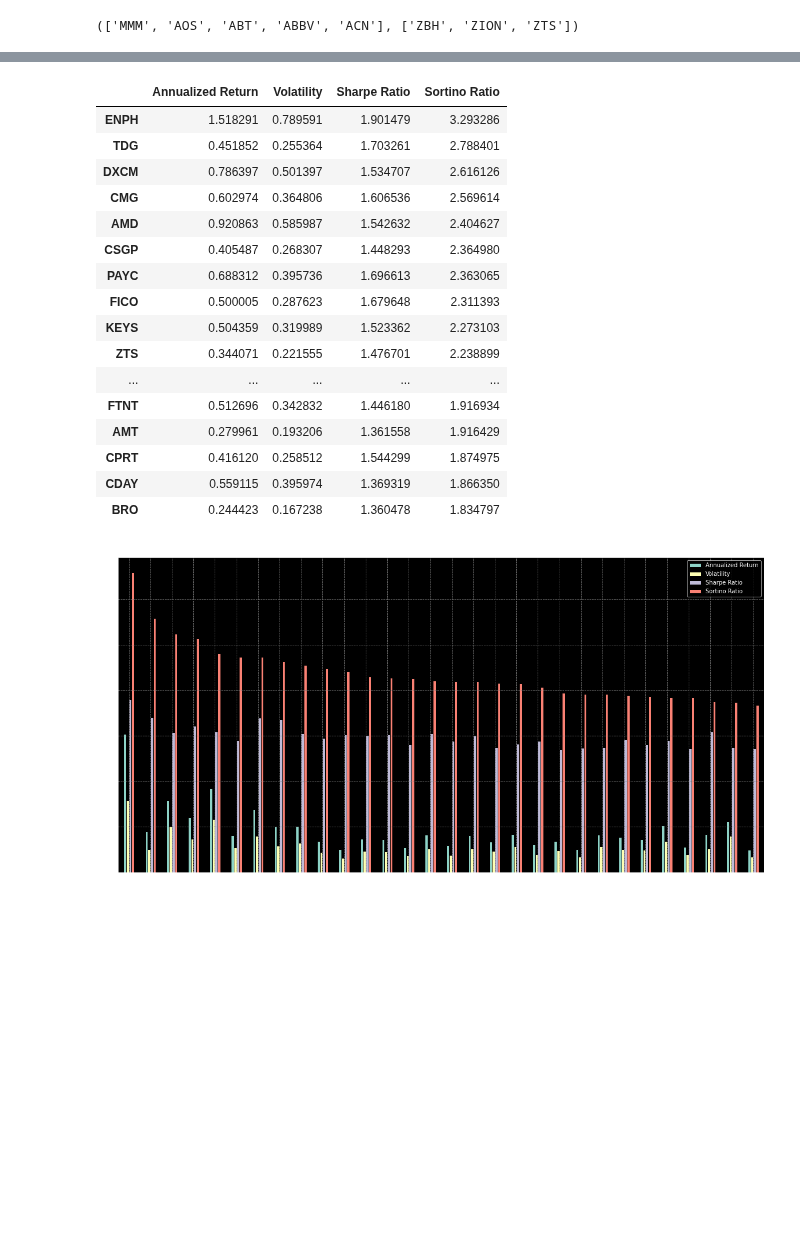
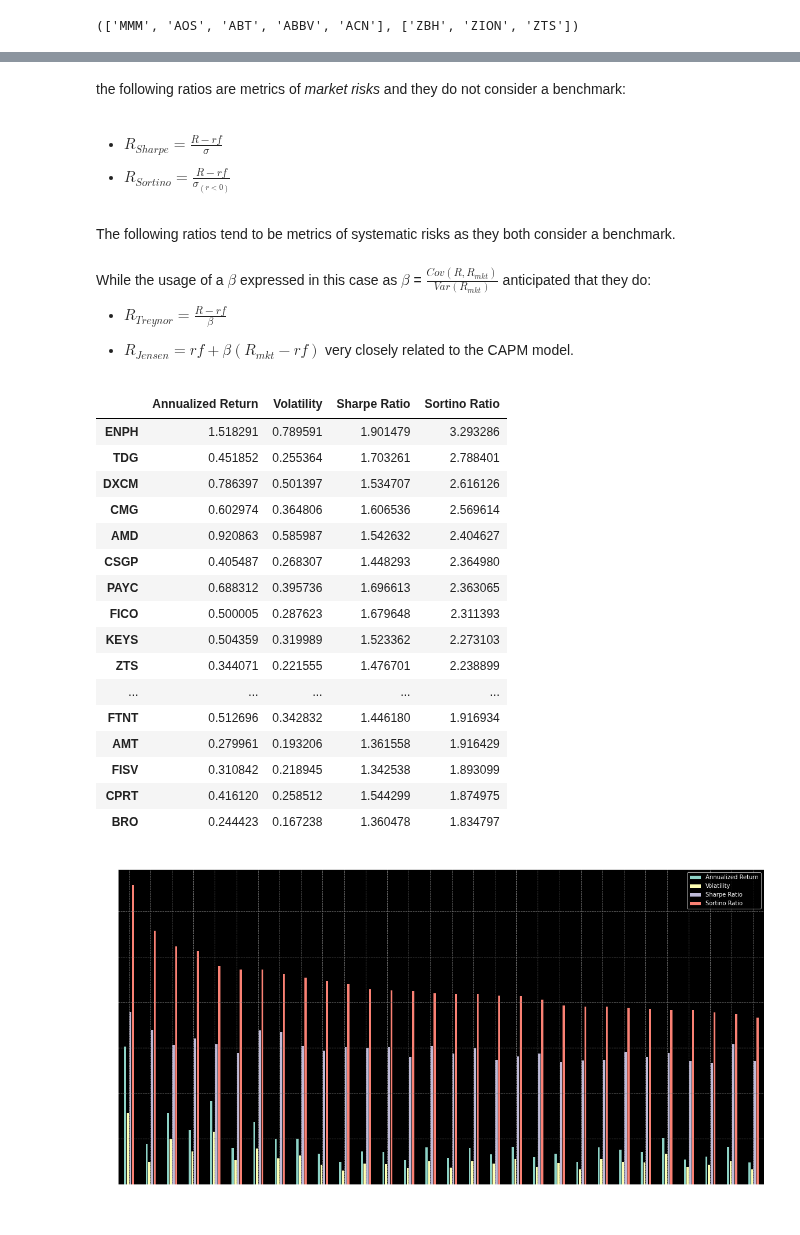
Before and after one commit to EMarquez7/Examen-de-Simulaci-n-2, a Jupyter notebook: Optimization.ipynb, the cells around one changed output, grey strips where cells are left out. Drawn from its saved outputs; the diff is of its cells as text; code cells hidden in the pictures; blank space fills up the shorter version.

```diff
--- a/Optimization.ipynb
+++ b/Optimization.ipynb
@@ -83,24 +141,69 @@ $R_{Sharpe} = \frac{Returns - {rf}}{\sigma}$ ,&nbsp;&nbsp; $R_{Sortino} = \frac{
+# %% [markdown]
+the following ratios are metrics of *market risks* and they do not consider a benchmark: <br>
+# %% [markdown]
++ $R_{Sharpe} = \frac{R - {rf}}{\sigma}$
+
++ $R_{Sortino} = \frac{R - {rf}}{\sigma_{(r<0)}}$
+# %% [markdown]
+The following ratios tend to be metrics of systematic risks as they both consider a benchmark.<br>
+# %% [markdown]
+While the usage of a $\beta$ expressed in this case as $\beta$ = $\frac{Cov(R,R_{mkt})}{Var(R_{mkt})}$ anticipated that they do:<br>
+
++ $R_{Treynor} = \frac{R - {rf}}{\beta}$
+
++ $R_{Jensen} = {rf} + \beta(R_{mkt} - {rf})$ very closely related to the CAPM model.
+# %%
+def selection_data(data, rf, title):
+    """
+    Function to get selection summary and data with given metrics.
+    Parameters:
+    ----------
+    data : dataframe
+        Prices to model.
+    rf : float
+        Daily Treasury Par Yield Curve Rates for sharpe/sortino selection from the end of the period on a yearly basis.
+    Returns:
+    -------
+    dataframe
+        Summary statistics of data selection with sharpe/sortino ratios with given data.
+    """
+    returns = (data.pct_change()).iloc[1:, :].dropna(axis = 1)
+    # index_ret = (index.pct_change()).iloc[1:, :].dropna(axis = 1)
+    mean_ret = returns.mean() * 252
+    sharpe = (mean_ret - rf) / ( returns.std() * np.sqrt(252) )
+    sortino = (mean_ret - rf) / ( returns[returns < 0].std() * np.sqrt(252) )
+    treynor = (mean_ret - rf) / ( returns.mean() * 252 )
+
+
+    summary = pd.DataFrame({"Annualized Return" : mean_ret, "Volatility" : returns.std() * np.sqrt(252),
+                            "Sharpe Ratio" : sharpe, "Sortino Ratio" : sortino})
+
+    summary = summary.nlargest(30, "Sharpe Ratio").nlargest(30, "Sortino Ratio")
+
+    bars = summary.plot.bar(figsize=(20, 10), rot=90, title=title, fontsize=15, grid=True, edgecolor="black", linewidth=1)
+    plt.grid(color='gray', linestyle='--')
+
+    return summary, bars
 # %%
-SP_Assets = pd.read_csv("Data/sp500.csv", index_col=0)
-Asset_Selection18_20 = vs.selection_data(SP_Assets.loc["2018-01-02":"2020-01-02"], 0.0169, "S&P500 Asset Selection 2018-2020")[0]
+Asset_Selection18_20 = selection_data(SP_Assets.loc["2018-01-02":"2020-01-02"], 0.0169, "S&P500 Asset Selection 2018-2020")[0]
 
 Asset_Selection18_20
 # %% [output]
 |  | Annualized Return | Volatility | Sharpe Ratio | Sortino Ratio |
 | ENPH | 1.518291 | 0.789591 | 1.901479 | 3.293286 |
 | TDG | 0.451852 | 0.255364 | 1.703261 | 2.788401 |
 | DXCM | 0.786397 | 0.501397 | 1.534707 | 2.616126 |
 | CMG | 0.602974 | 0.364806 | 1.606536 | 2.569614 |
 | AMD | 0.920863 | 0.585987 | 1.542632 | 2.404627 |
 | CSGP | 0.405487 | 0.268307 | 1.448293 | 2.364980 |
 | PAYC | 0.688312 | 0.395736 | 1.696613 | 2.363065 |
 | FICO | 0.500005 | 0.287623 | 1.679648 | 2.311393 |
 | KEYS | 0.504359 | 0.319989 | 1.523362 | 2.273103 |
 | ZTS | 0.344071 | 0.221555 | 1.476701 | 2.238899 |
 | ... | ... | ... | ... | ... |
 | FTNT | 0.512696 | 0.342832 | 1.446180 | 1.916934 |
 | AMT | 0.279961 | 0.193206 | 1.361558 | 1.916429 |
+| FISV | 0.310842 | 0.218945 | 1.342538 | 1.893099 |
 | CPRT | 0.416120 | 0.258512 | 1.544299 | 1.874975 |
-| CDAY | 0.559115 | 0.395974 | 1.369319 | 1.866350 |
 | BRO | 0.244423 | 0.167238 | 1.360478 | 1.834797 |
-[figure, old version]
+[figure, new version]
```
Also changed, not shown: parts of 35 cells of this notebook, 4 other files.
